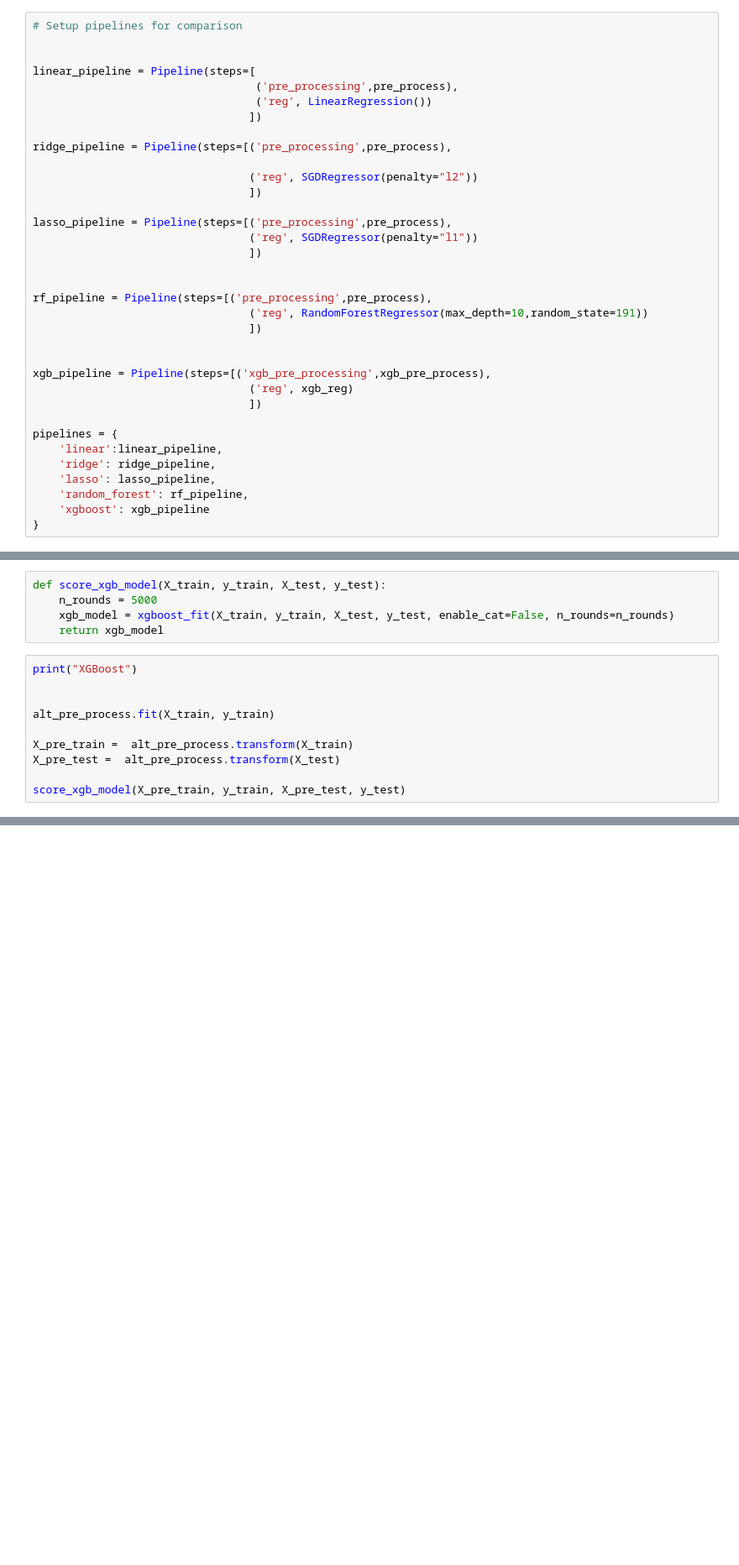
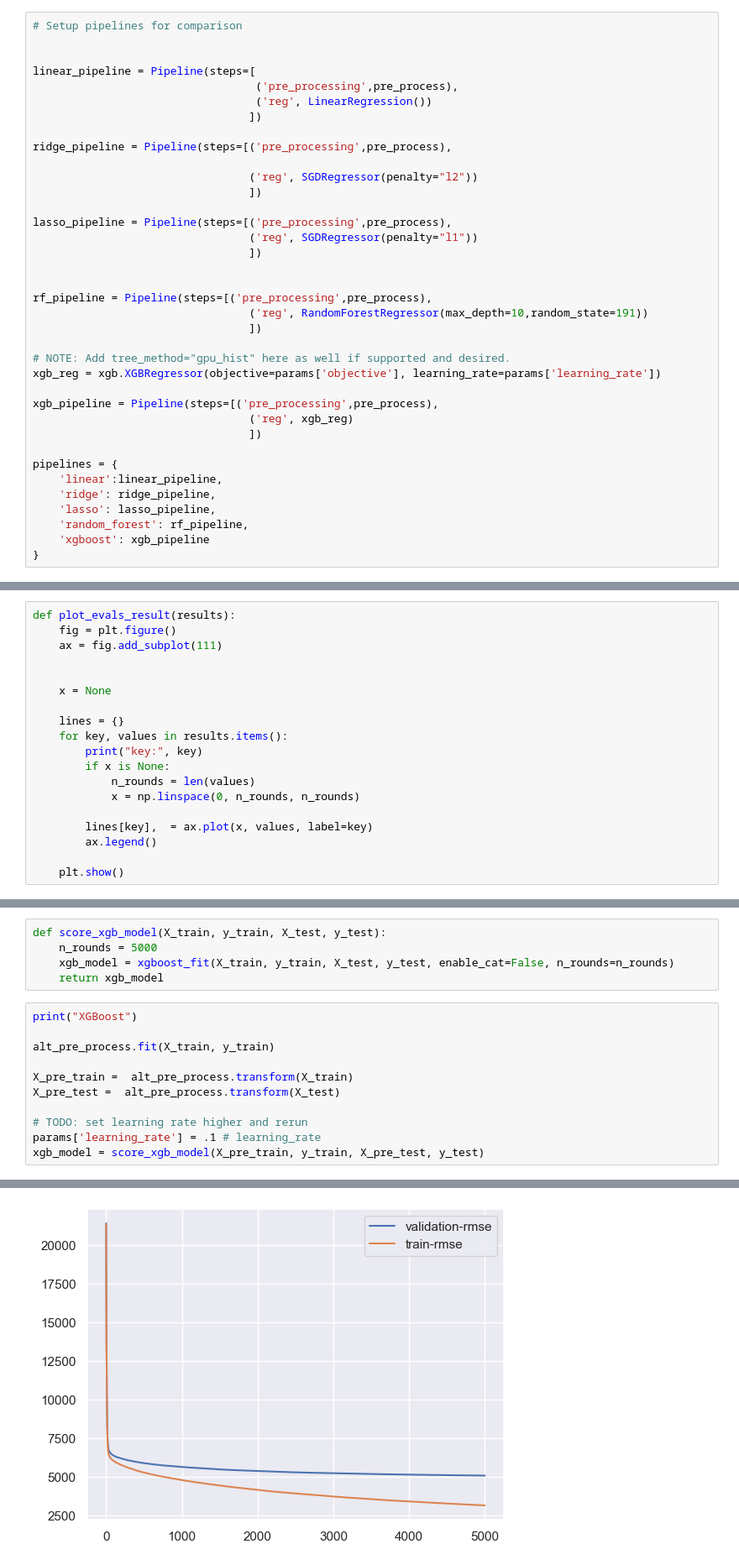
Before and after one commit to ranton256/used_car_sale_price_analysis, a Jupyter notebook: used_car_price_regression.ipynb, the cells around one changed output, grey strips where cells are left out. Shown at 84% size. Saved outputs shown, nothing was run; the diff lists cells and outputs as text; blank space fills up the shorter version.

```diff
--- a/used_car_price_regression.ipynb
+++ b/used_car_price_regression.ipynb
@@ -433,8 +366,10 @@ rf_pipeline = Pipeline(steps=[('pre_processing',pre_process),
                                  ('reg', RandomForestRegressor(max_depth=10,random_state=191))
                                  ])
 
+# NOTE: Add tree_method="gpu_hist" here as well if supported and desired.
+xgb_reg = xgb.XGBRegressor(objective=params['objective'], learning_rate=params['learning_rate'])
 
-xgb_pipeline = Pipeline(steps=[('xgb_pre_processing',xgb_pre_process),
+xgb_pipeline = Pipeline(steps=[('pre_processing',pre_process),
                                  ('reg', xgb_reg)
                                  ])
 
@@ -672,0 +519,19 @@ def calc_permutation_importance():
+# %%
+def plot_evals_result(results):
+    fig = plt.figure()
+    ax = fig.add_subplot(111)
+
+
+    x = None
+
+    lines = {}
+    for key, values in results.items():
+        print("key:", key)
+        if x is None:
+            n_rounds = len(values)
+            x = np.linspace(0, n_rounds, n_rounds)
+
+        lines[key],  = ax.plot(x, values, label=key)
+        ax.legend()
+
+    plt.show()
@@ -827,13 +694,14 @@ def score_xgb_model(X_train, y_train, X_test, y_test):
     return xgb_model
 # %%
 print("XGBoost")
-
 
 alt_pre_process.fit(X_train, y_train)
 
 X_pre_train =  alt_pre_process.transform(X_train)
 X_pre_test =  alt_pre_process.transform(X_test)
 
-score_xgb_model(X_pre_train, y_train, X_pre_test, y_test)
+# TODO: set learning rate higher and rerun
+params['learning_rate'] = .1 # learning_rate
+xgb_model = score_xgb_model(X_pre_train, y_train, X_pre_test, y_test)
 # %% [output]
 XGBoost
@@ -855,0 +724 @@ R2 Score of test data: 0.8791911598987936
+[figure, added]
```
Also changed, not shown: parts of 37 cells of this notebook, 4 other files.
